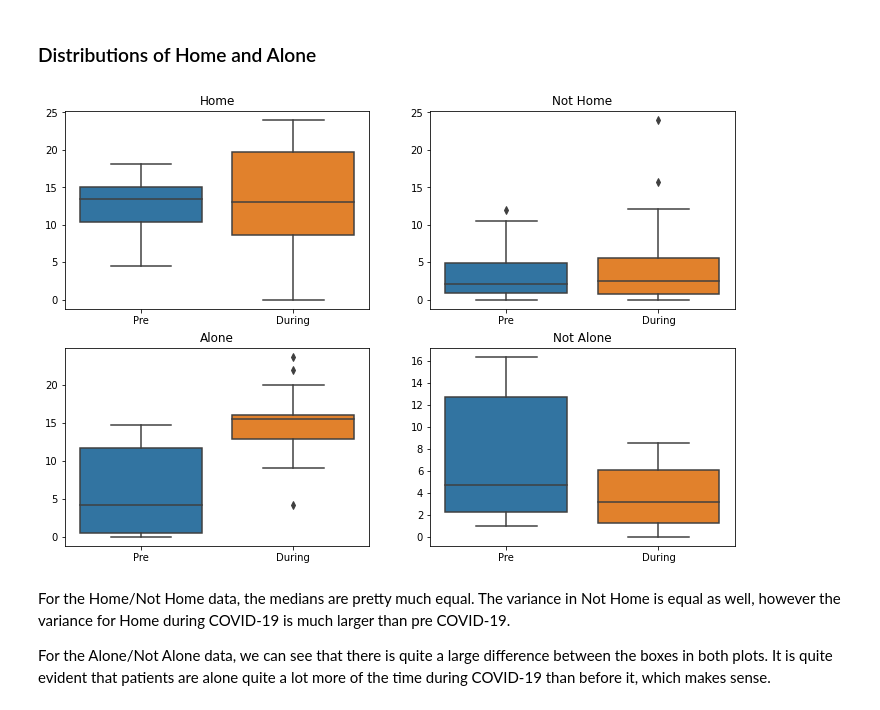
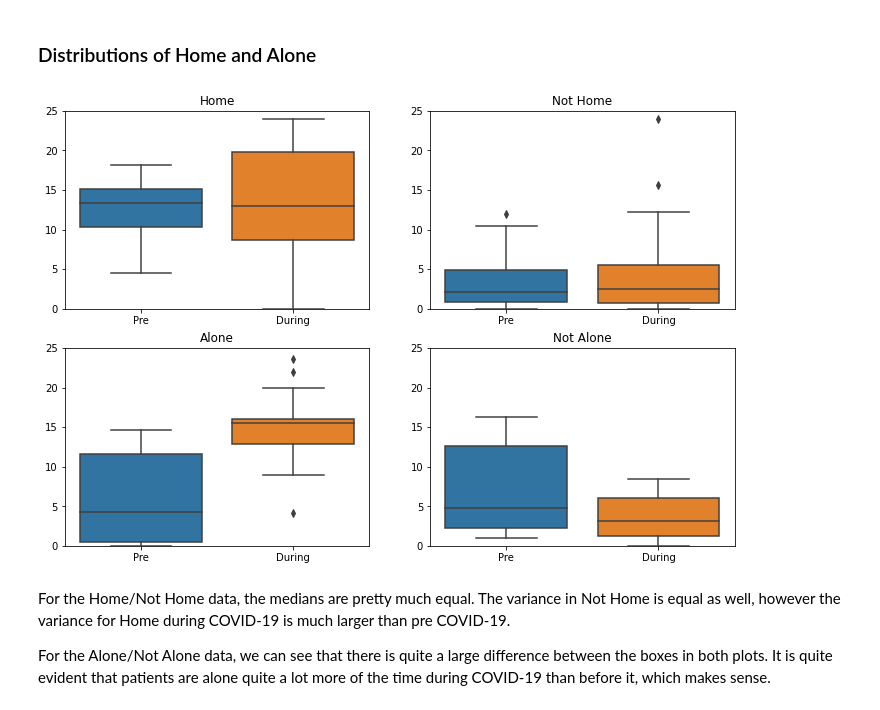
Before and after one commit to tommiehayes/Time-use-Analysis, a Jupyter notebook: Time use Analysis.ipynb, the cells around one changed output. Saved outputs shown, nothing was run; the diff lists cells and outputs as text; code cells hidden in the pictures.

```diff
--- a/Time use Analysis.ipynb
+++ b/Time use Analysis.ipynb
@@ -805,16 +791,17 @@ Patients seem to be alone a lot more of the time during COVID-19 which is to be
 # %%
 keys = ['Home', 'Not Home', 'Alone', 'Not Alone']
 
 #Matrix of boxplots
 plt.figure(figsize = (12, 8))
 for i in range(0, len(keys)):
     plt.subplot(2, 2, i+1)
     sns.boxplot(x = 'Period', y = df_home_alone[keys[i]], data = df_home_alone)
     plt.title(keys[i])
     plt.xlabel('')
     plt.ylabel('')
+    plt.ylim(0, 25)
 # %% [output]
-[figure, old version]
+[figure, new version]
 # %% [markdown]
 For the Home/Not Home data, the medians are pretty much equal. The variance in Not Home is equal as well, however the variance for Home during COVID-19 is much larger than pre COVID-19.
 
```
Also changed, not shown: parts of 7 cells of this notebook.
